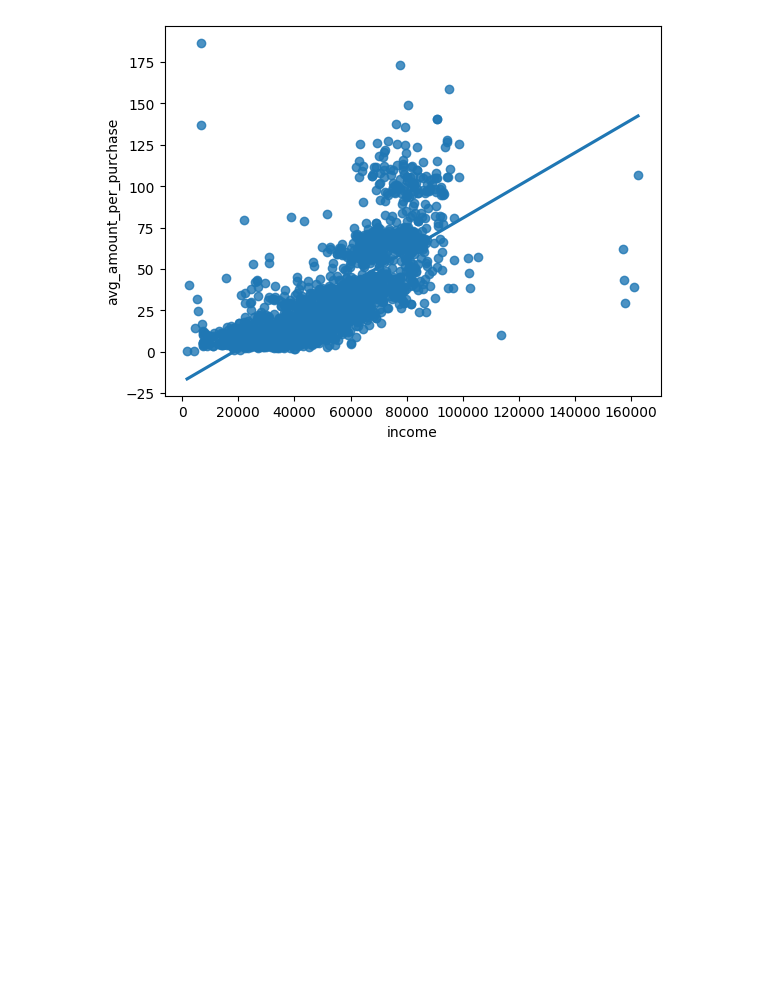
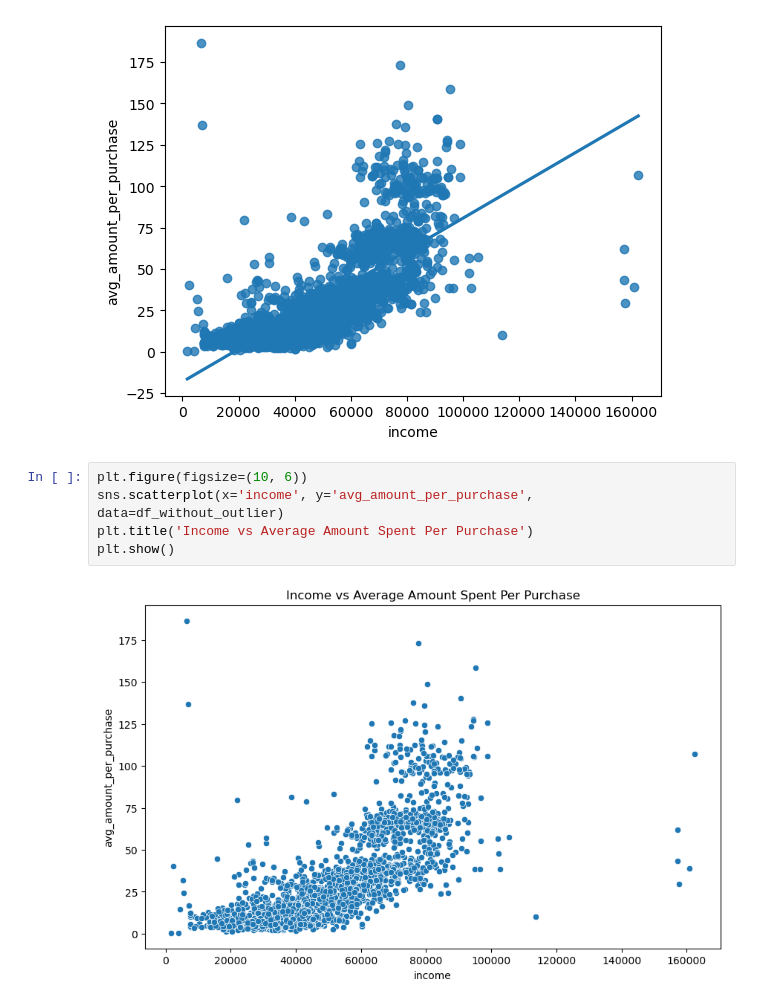
Before and after one commit to MathildeGonzalez/DataIntelligenceTrialExam, a Jupyter notebook: TrialExam.ipynb, the cells around one changed output. Drawn from its saved outputs; the diff is of its cells as text; blank space fills up the shorter version.

```diff
--- a/TrialExam.ipynb
+++ b/TrialExam.ipynb
@@ -308,3 +323,10 @@ sns.regplot(x='income', y='avg_amount_per_purchase', data=tmp_df, ci=None)
 # %% [output]
 <Axes: xlabel='income', ylabel='avg_amount_per_purchase'>
 [figure]
+# %%
+plt.figure(figsize=(10, 6))
+sns.scatterplot(x='income', y='avg_amount_per_purchase', data=df_without_outlier)
+plt.title('Income vs Average Amount Spent Per Purchase')
+plt.show()
+# %% [output]
+[figure, added]
```
Also changed, not shown: parts of 5 cells of this notebook.
